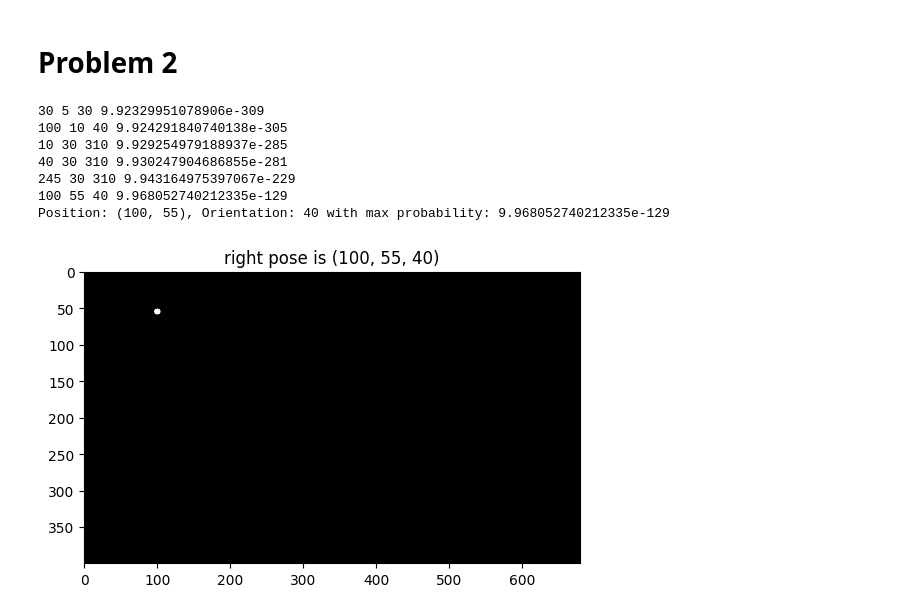
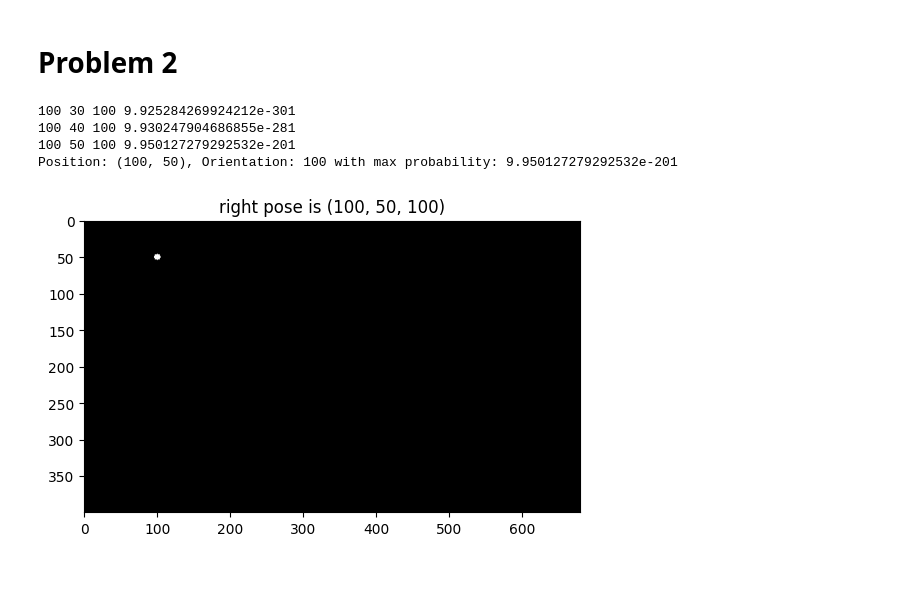
Before and after one commit to mennamohamed0207/Robotics-Assignments, a Jupyter notebook: Requirement.ipynb, the cells around one changed output. Saved outputs shown, nothing was run; the diff lists cells and outputs as text; code cells hidden in the pictures; blank space fills up the shorter version.

```diff
--- a/Requirement.ipynb
+++ b/Requirement.ipynb
@@ -73,8 +73,8 @@ def find_robot_pose(image_path, distances):
     max_theta_probability = 0
     max_probability = 0
 
-    for y in range(0, map.shape[0], 5):
-        for x in range(0, map.shape[1], 5):
+    for y in range(0, map.shape[0], 10):
+        for x in range(0, map.shape[1], 10):
             if map[y][x]==1.0:
                 continue
             all_theta_probablities = []
@@ -122,19 +122,16 @@ def displaying_robot_position(likelihood_map):
     circle_kernel = cv2.getStructuringElement(cv2.MORPH_ELLIPSE, (9 ,9))
     dilated_image = cv2.dilate(likelihood_map, circle_kernel)
     y,x=np.unravel_index(np.argmax(likelihood_map),likelihood_map.shape)
-    plt.title("right pose is (100, 55, 40)")
+    plt.title("right pose is (100, 50, 100)")
     plt.imshow(dilated_image,cmap='gray')
 # %%
 image_path='Map.jpg'
-map,distances=draw_rays(100, 55, 40, map=map)
+map,distances=draw_rays(100, 50, 100, map=map)
 likelihood = find_robot_pose(image_path, distances)
 image=displaying_robot_position(likelihood)
 # %% [output]
-30 5 30 9.92329951078906e-309
-100 10 40 9.924291840740138e-305
-10 30 310 9.929254979188937e-285
-40 30 310 9.930247904686855e-281
-245 30 310 9.943164975397067e-229
-100 55 40 9.968052740212335e-129
-Position: (100, 55), Orientation: 40 with max probability: 9.968052740212335e-129
+100 30 100 9.925284269924212e-301
+100 40 100 9.930247904686855e-281
+100 50 100 9.950127279292532e-201
+Position: (100, 50), Orientation: 100 with max probability: 9.950127279292532e-201
-[figure, old version]
+[figure, new version]
```
Also changed, not shown: parts of 1 cell of this notebook, 7 other files.
